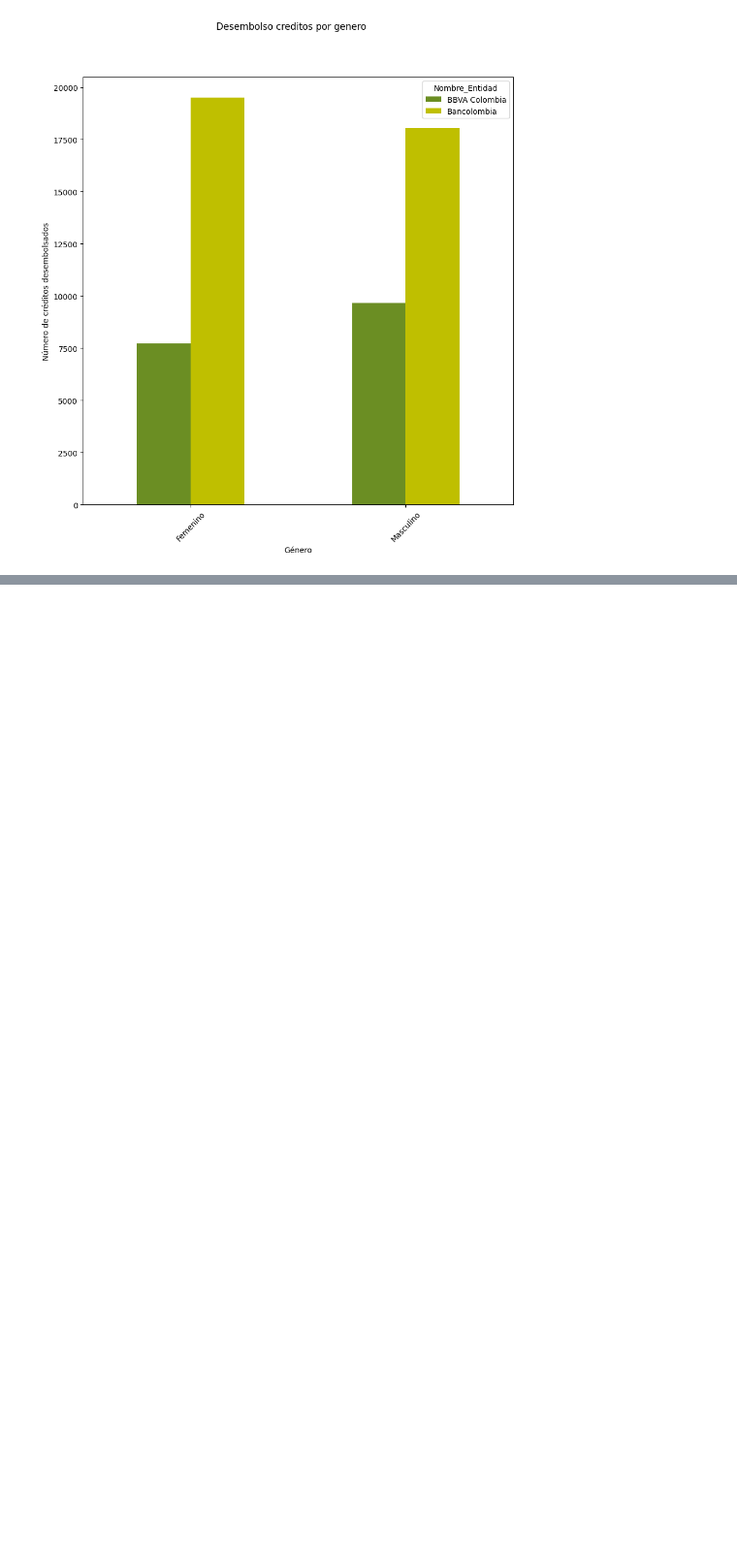
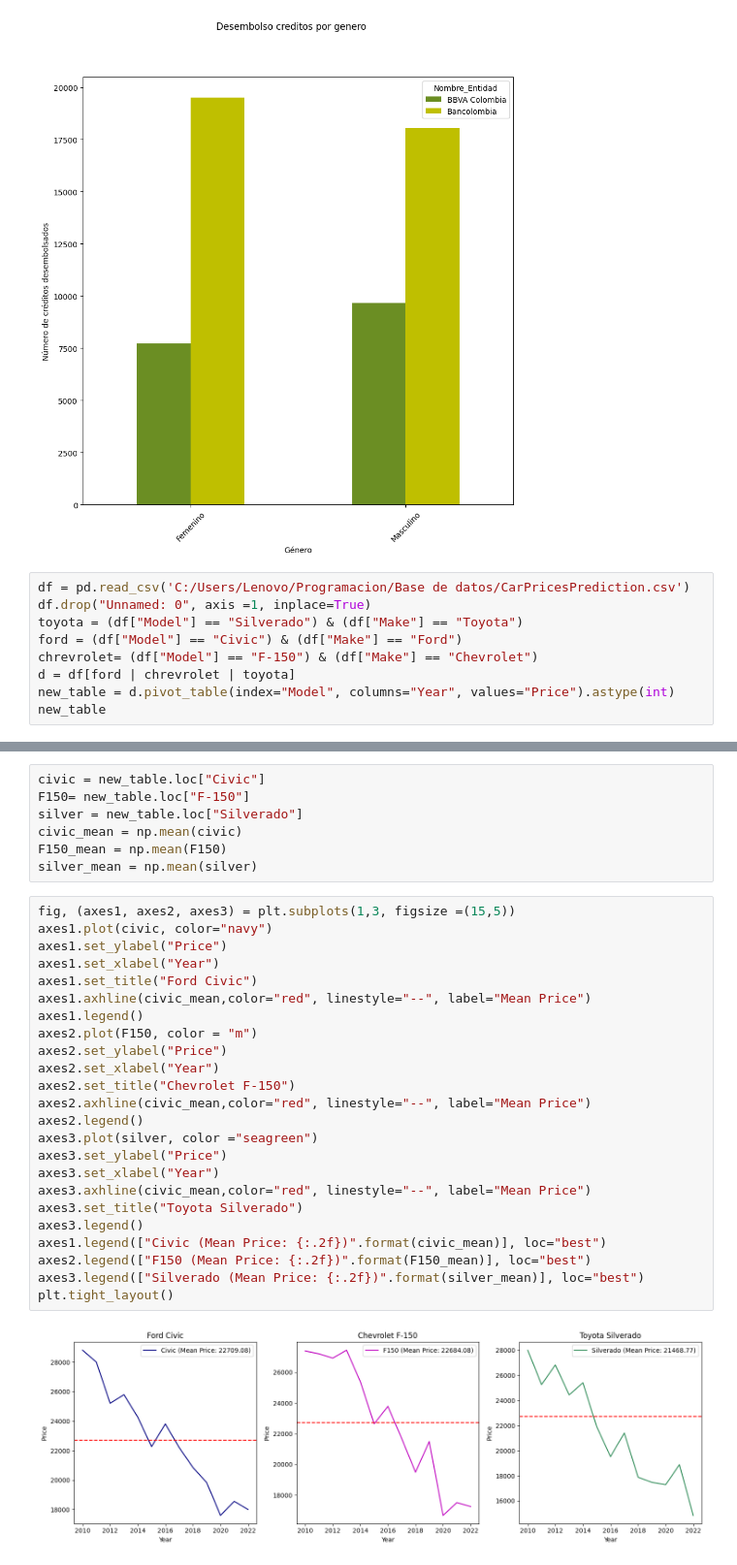
Before and after one commit to Jovalenciaar/Analisis-datos-con-Python, a Jupyter notebook: Datos Matplotlib - Seaborn/6_Bat plot_(Important).ipynb, the cells around one changed output, grey strips where cells are left out. Shown at 97% size. Saved outputs shown, nothing was run; the diff lists cells and outputs as text; blank space fills up the shorter version.

```diff
--- a/Datos Matplotlib - Seaborn/6_Bat plot.ipynb
+++ b/Datos Matplotlib - Seaborn/6_Bat plot_(Important).ipynb
@@ -65,3 +65,12 @@ plt.suptitle("Desembolso creditos por genero")
 # %% [output]
 Text(0.5, 0.98, 'Desembolso creditos por genero')
 [figure]
+# %%
+df = pd.read_csv('C:/Users/Lenovo/Programacion/Base de datos/CarPricesPrediction.csv')
+df.drop("Unnamed: 0", axis =1, inplace=True)
+toyota = (df["Model"] == "Silverado") & (df["Make"] == "Toyota")
+ford = (df["Model"] == "Civic") & (df["Make"] == "Ford")
+chrevrolet= (df["Model"] == "F-150") & (df["Make"] == "Chevrolet")
+d = df[ford | chrevrolet | toyota]
+new_table = d.pivot_table(index="Model", columns="Year", values="Price").astype(int)
+new_table
@@ -67,0 +83,33 @@ Text(0.5, 0.98, 'Desembolso creditos por genero')
+# %%
+civic = new_table.loc["Civic"]
+F150= new_table.loc["F-150"]
+silver = new_table.loc["Silverado"]
+civic_mean = np.mean(civic)
+F150_mean = np.mean(F150)
+silver_mean = np.mean(silver)
+# %%
+fig, (axes1, axes2, axes3) = plt.subplots(1,3, figsize =(15,5))
+axes1.plot(civic, color="navy")
+axes1.set_ylabel("Price")
+axes1.set_xlabel("Year")
+axes1.set_title("Ford Civic")
+axes1.axhline(civic_mean,color="red", linestyle="--", label="Mean Price")
+axes1.legend()
+axes2.plot(F150, color = "m")
+axes2.set_ylabel("Price")
+axes2.set_xlabel("Year")
+axes2.set_title("Chevrolet F-150")
+axes2.axhline(civic_mean,color="red", linestyle="--", label="Mean Price")
+axes2.legend()
+axes3.plot(silver, color ="seagreen")
+axes3.set_ylabel("Price")
+axes3.set_xlabel("Year")
+axes3.axhline(civic_mean,color="red", linestyle="--", label="Mean Price")
+axes3.set_title("Toyota Silverado")
+axes3.legend()
+axes1.legend(["Civic (Mean Price: {:.2f})".format(civic_mean)], loc="best")
+axes2.legend(["F150 (Mean Price: {:.2f})".format(F150_mean)], loc="best")
+axes3.legend(["Silverado (Mean Price: {:.2f})".format(silver_mean)], loc="best")
+plt.tight_layout()
+# %% [output]
+[figure, added]
```
Also changed, not shown: parts of 1 cell of this notebook, 2 other files.
